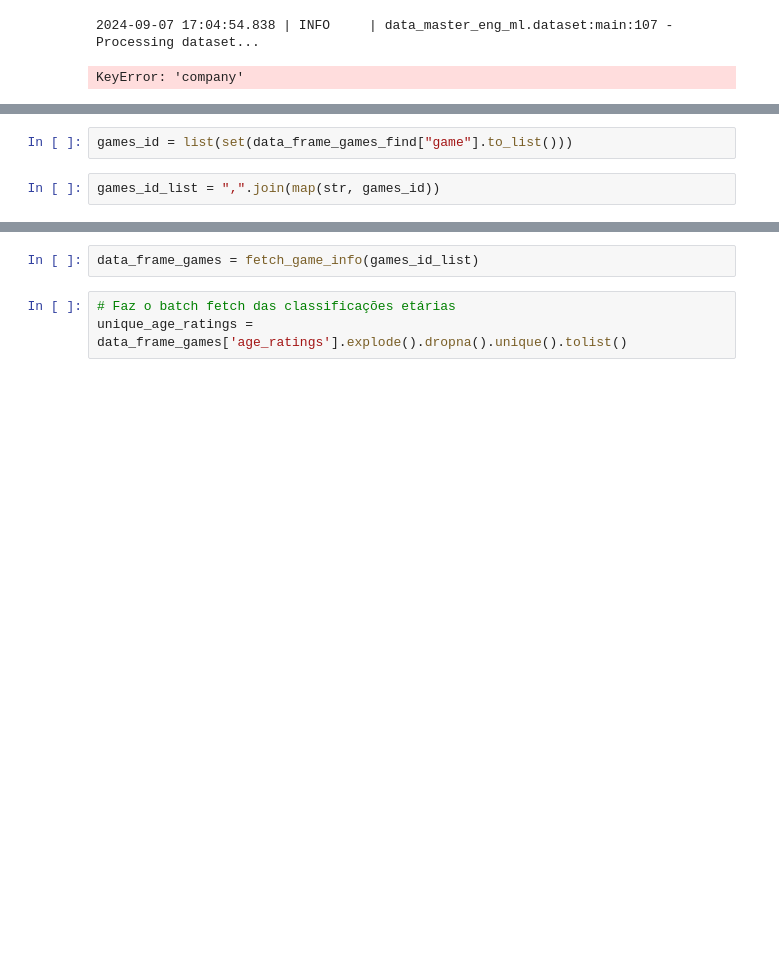
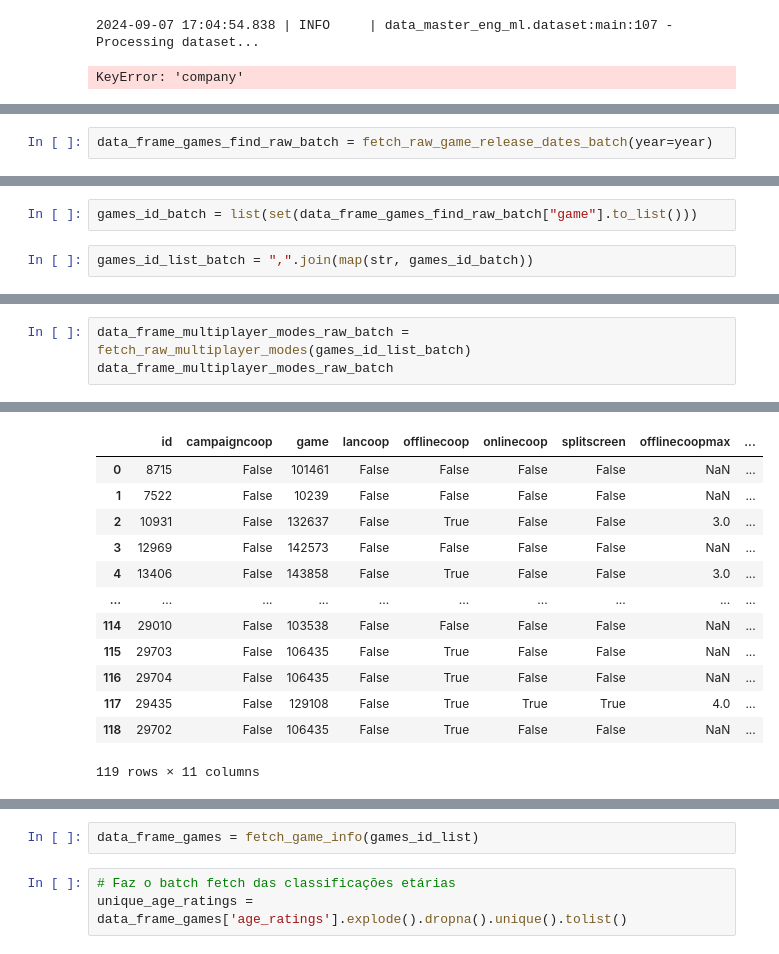
Before and after one commit to sjose03/data_master_eng_ml, a Jupyter notebook: notebooks/analise_nova.ipynb, the cells around one changed output, grey strips where cells are left out. Saved outputs shown, nothing was run; the diff lists cells and outputs as text; blank space fills up the shorter version.

```diff
--- a/notebooks/analise_nova.ipynb
+++ b/notebooks/analise_nova.ipynb
@@ -32,0 +177,2 @@ data_frame_games_find = fetch_game_release_dates(single=single,year=year)
+# %%
+data_frame_games_find_raw_batch = fetch_raw_game_release_dates_batch(year=year)
@@ -33,4 +207,4 @@ data_frame_games_find = fetch_game_release_dates(single=single,year=year)
 # %%
-games_id = list(set(data_frame_games_find["game"].to_list()))
+games_id_batch = list(set(data_frame_games_find_raw_batch["game"].to_list()))
 # %%
-games_id_list = ",".join(map(str, games_id))
+games_id_list_batch = ",".join(map(str, games_id_batch))
@@ -80,0 +249,4 @@ data_frame_multiplayer_modes
+# %%
+data_frame_multiplayer_modes_raw_batch = fetch_raw_multiplayer_modes(games_id_list_batch)
+data_frame_multiplayer_modes_raw_batch
+# %% [output]
@@ -80,0 +258,13 @@ data_frame_multiplayer_modes
+|  | id | campaigncoop | game | lancoop | offlinecoop | onlinecoop | splitscreen | offlinecoopmax | ... |
+| 0 | 8715 | False | 101461 | False | False | False | False | NaN | ... |
+| 1 | 7522 | False | 10239 | False | False | False | False | NaN | ... |
+| 2 | 10931 | False | 132637 | False | True | False | False | 3.0 | ... |
+| 3 | 12969 | False | 142573 | False | False | False | False | NaN | ... |
+| 4 | 13406 | False | 143858 | False | True | False | False | 3.0 | ... |
+| ... | ... | ... | ... | ... | ... | ... | ... | ... | ... |
+| 114 | 29010 | False | 103538 | False | False | False | False | NaN | ... |
+| 115 | 29703 | False | 106435 | False | True | False | False | NaN | ... |
+| 116 | 29704 | False | 106435 | False | True | False | False | NaN | ... |
+| 117 | 29435 | False | 129108 | False | True | True | True | 4.0 | ... |
+| 118 | 29702 | False | 106435 | False | True | False | False | NaN | ... |
+119 rows × 11 columns
```
Also changed, not shown: parts of 35 cells of this notebook, 5 other files.
